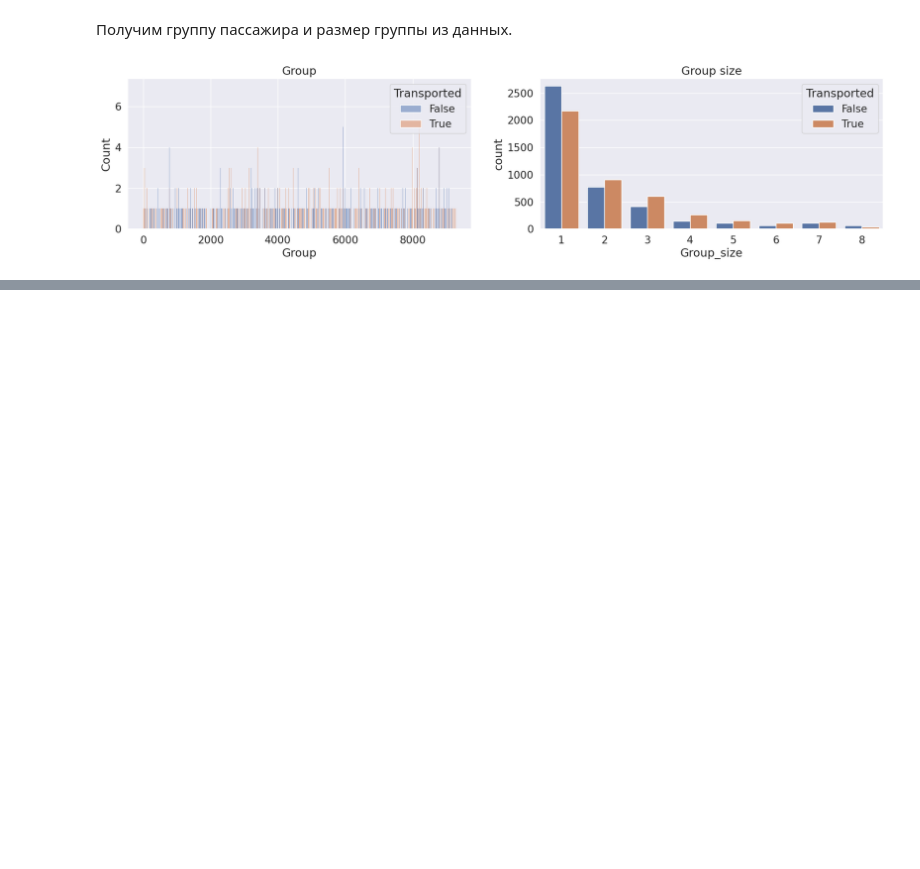
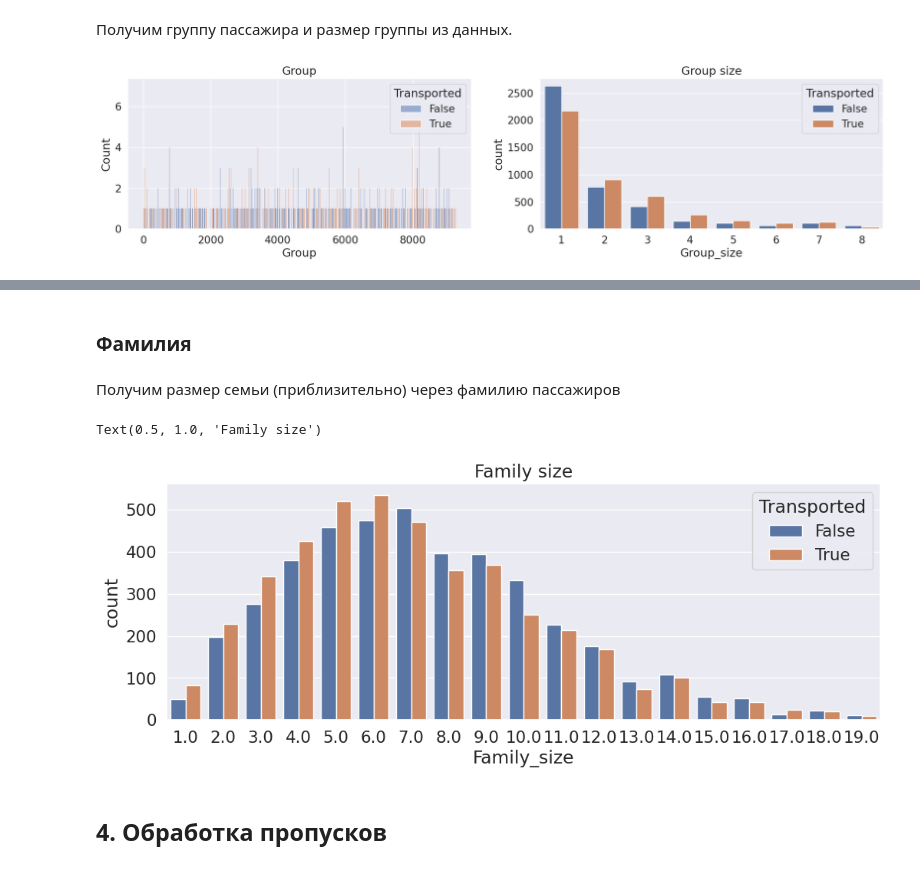
Before and after one commit to juliana-zh/ML, a Jupyter notebook: Spaceship_Titanic.ipynb, the cells around one changed output, grey strips where cells are left out. Saved outputs shown, nothing was run; the diff lists cells and outputs as text; code cells hidden in the pictures; blank space fills up the shorter version.

```diff
--- a/Spaceship_Titanic.ipynb
+++ b/Spaceship_Titanic.ipynb
@@ -456,0 +561,36 @@ fig.tight_layout()
+# %% [markdown]
+### Фамилия
+# %% [markdown]
+Получим размер семьи (приблизительно) через фамилию пассажиров
+# %%
+# Replace NaN's with outliers for now (so we can split feature)
+train['Name'].fillna('Unknown Unknown', inplace=True)
+test['Name'].fillna('Unknown Unknown', inplace=True)
+
+# New feature - Surname
+train['Surname']=train['Name'].str.split().str[-1]
+test['Surname']=test['Name'].str.split().str[-1]
+
+# New feature - Family size
+train['Family_size']=train['Surname'].map(lambda x: pd.concat([train['Surname'],test['Surname']]).value_counts()[x])
+test['Family_size']=test['Surname'].map(lambda x: pd.concat([train['Surname'],test['Surname']]).value_counts()[x])
+
+# Put Nan's back in (we will fill these later)
+train.loc[train['Surname']=='Unknown','Surname']=np.nan
+train.loc[train['Family_size']>100,'Family_size']=np.nan
+test.loc[test['Surname']=='Unknown','Surname']=np.nan
+test.loc[test['Family_size']>100,'Family_size']=np.nan
+
+# Drop name (we don't need it anymore)
+train.drop('Name', axis=1, inplace=True)
+test.drop('Name', axis=1, inplace=True)
+
+# New feature distribution
+plt.figure(figsize=(12,4))
+sns.countplot(data=train, x='Family_size', hue='Transported')
+plt.title('Family size')
+# %% [output]
+Text(0.5, 1.0, 'Family size')
+[figure, added]
+# %% [markdown]
+## 4. Обработка пропусков
```
Also changed, not shown: parts of 8 cells of this notebook.
